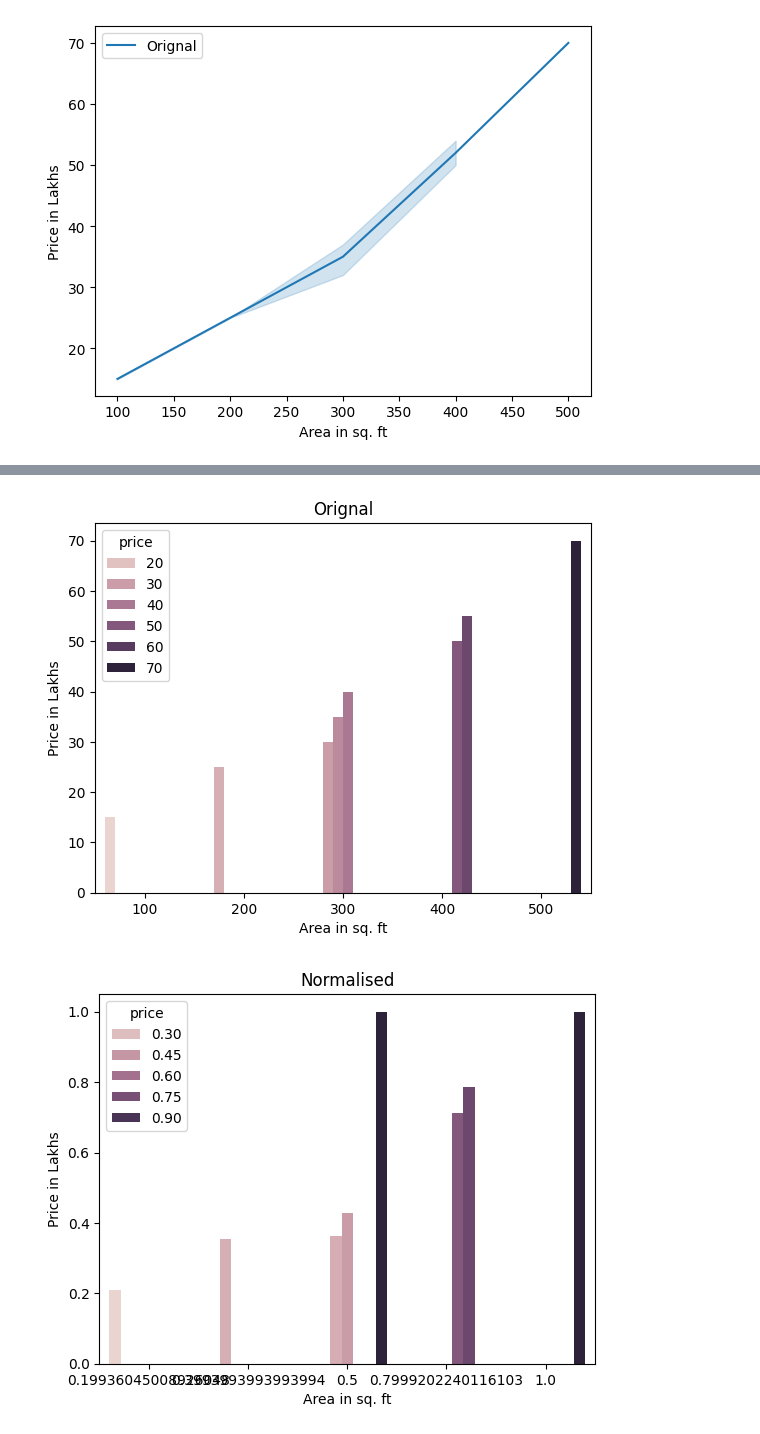
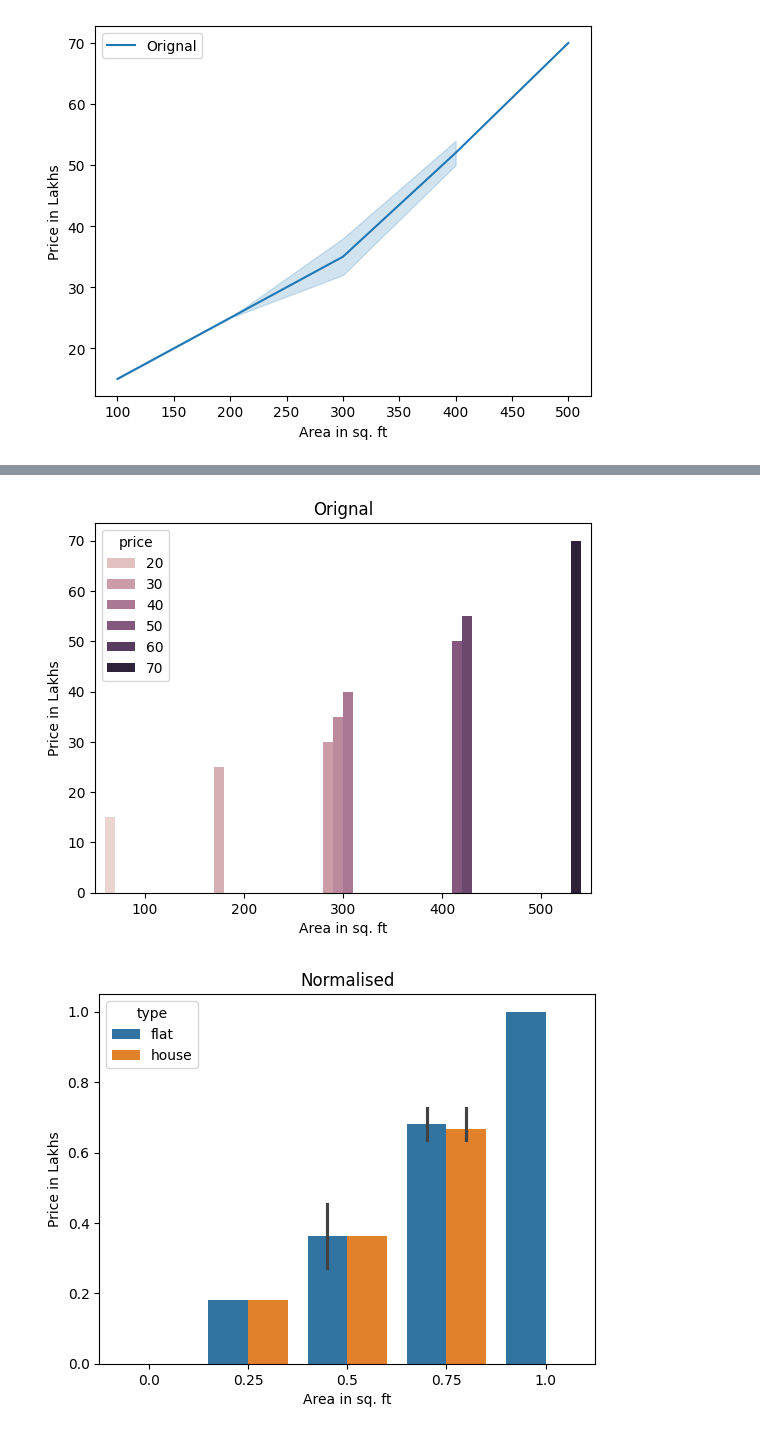
Before and after one commit to strange-exe/ml-lab, a Jupyter notebook: normalisation.ipynb, the cells around one changed output, grey strips where cells are left out. Drawn from its saved outputs; the diff is of its cells as text; code cells hidden in the pictures.

```diff
--- a/normalisation.ipynb
+++ b/normalisation.ipynb
@@ -46,10 +46,6 @@ Setting a gradient palette using color= is deprecated and will be removed in v0.
 # %%
-for i in df["area"]:
-  x=(i-min(df["area"]))/(max(df["area"])-min(df["area"]))
-  df["area"]=df["area"].replace(i,x)
-for i in df["price"]:
-  x=(i-min(df["price"]))/(max(df["price"])-min(df["price"]))
-  df["price"]=df["price"].replace(i,x)
+df["area"]=(df["area"]-min(df["area"]))/(max(df["area"])-min(df["area"]))
+df["price"]=(df["price"]-min(df["price"]))/(max(df["price"])-min(df["price"]))
 df
 # %% [output]
 |  | type | size | area | price |
@@ -90,18 +86,18 @@ plt.show()
 # %%
 plt.figure()
 plt.title("Orignal")
 sb.barplot(x="area",y="price",data=odf,hue="price")
 plt.xlabel("Area in sq. ft")
 plt.ylabel("Price in Lakhs")
 plt.figure()
 plt.title("Normalised")
-sb.barplot(x="area",y="price",data=df,hue="price")
+sb.barplot(x="area",y="price",data=df,hue="type")
 plt.xlabel("Area in sq. ft")
 plt.ylabel("Price in Lakhs")
 plt.show()
 # %% [output]
 [figure]
-[figure, old version]
+[figure, new version]
 # %%
 plt.figure()
 sb.histplot(x="area",y="price",data=df,hue="price",label="Normalised",color="cool")
```
Also changed, not shown: parts of 5 cells of this notebook.
